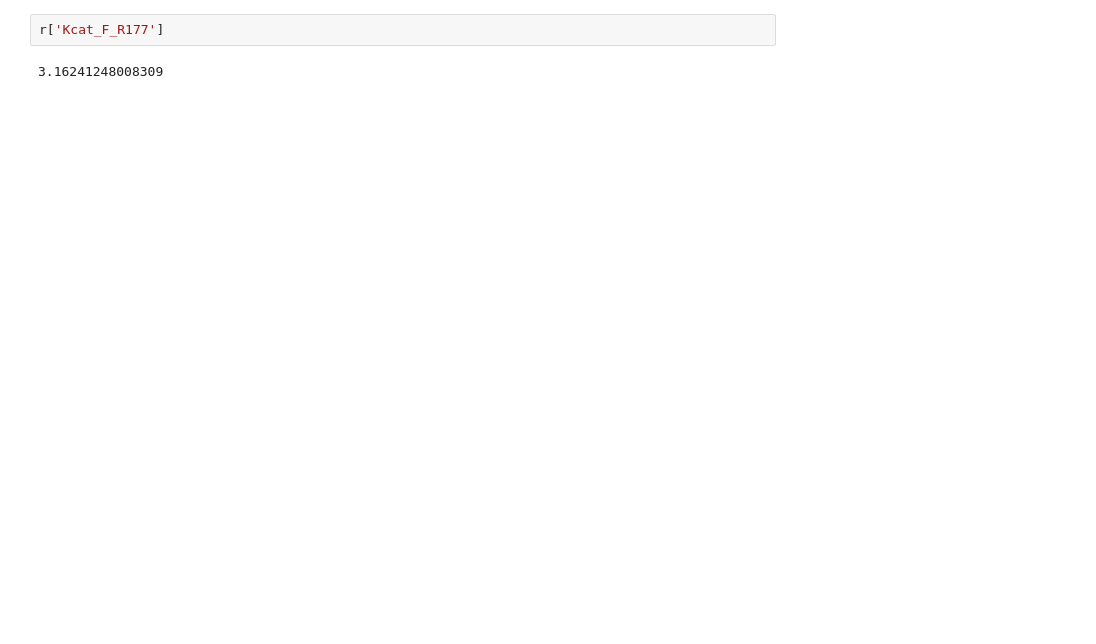
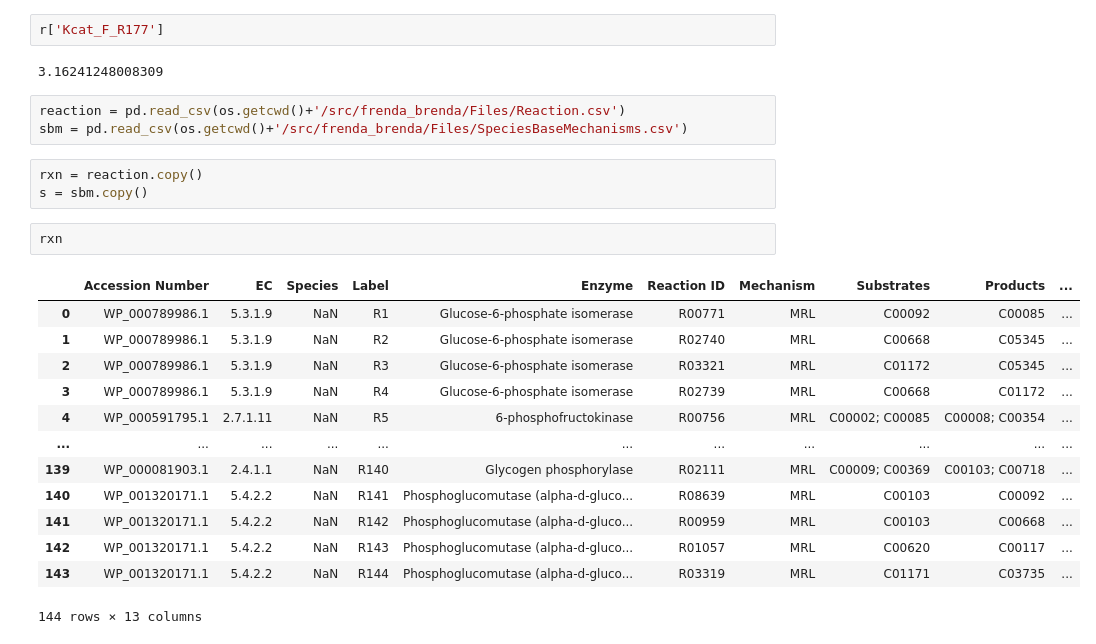
Before and after one commit to carothersresearch/ECFERS, a Jupyter notebook: closing_the_loop_part1_for_MC.ipynb, the cells around one changed output. Drawn from its saved outputs; the diff is of its cells as text; blank space fills up the shorter version.

```diff
--- a/closing_the_loop_part1_for_MC.ipynb
+++ b/closing_the_loop_part1_for_MC.ipynb
@@ -51,3 +45,25 @@ r['Km_C00013_R155']
 r['Kcat_F_R177']
 # %% [output]
 3.16241248008309
+# %%
+reaction = pd.read_csv(os.getcwd()+'/src/frenda_brenda/Files/Reaction.csv')
+sbm = pd.read_csv(os.getcwd()+'/src/frenda_brenda/Files/SpeciesBaseMechanisms.csv')
+# %%
+rxn = reaction.copy()
+s = sbm.copy()
+# %%
+rxn
+# %% [output]
+|  | Accession Number | EC | Species | Label | Enzyme | Reaction ID | Mechanism | Substrates | Products | ... |
+| 0 | WP_000789986.1 | 5.3.1.9 | NaN | R1 | Glucose-6-phosphate isomerase | R00771 | MRL | C00092 | C00085 | ... |
+| 1 | WP_000789986.1 | 5.3.1.9 | NaN | R2 | Glucose-6-phosphate isomerase | R02740 | MRL | C00668 | C05345 | ... |
+| 2 | WP_000789986.1 | 5.3.1.9 | NaN | R3 | Glucose-6-phosphate isomerase | R03321 | MRL | C01172 | C05345 | ... |
+| 3 | WP_000789986.1 | 5.3.1.9 | NaN | R4 | Glucose-6-phosphate isomerase | R02739 | MRL | C00668 | C01172 | ... |
+| 4 | WP_000591795.1 | 2.7.1.11 | NaN | R5 | 6-phosphofructokinase | R00756 | MRL | C00002; C00085 | C00008; C00354 | ... |
+| ... | ... | ... | ... | ... | ... | ... | ... | ... | ... | ... |
+| 139 | WP_000081903.1 | 2.4.1.1 | NaN | R140 | Glycogen phosphorylase | R02111 | MRL | C00009; C00369 | C00103; C00718 | ... |
+| 140 | WP_001320171.1 | 5.4.2.2 | NaN | R141 | Phosphoglucomutase (alpha-d-gluco... | R08639 | MRL | C00103 | C00092 | ... |
+| 141 | WP_001320171.1 | 5.4.2.2 | NaN | R142 | Phosphoglucomutase (alpha-d-gluco... | R00959 | MRL | C00103 | C00668 | ... |
+| 142 | WP_001320171.1 | 5.4.2.2 | NaN | R143 | Phosphoglucomutase (alpha-d-gluco... | R01057 | MRL | C00620 | C00117 | ... |
+| 143 | WP_001320171.1 | 5.4.2.2 | NaN | R144 | Phosphoglucomutase (alpha-d-gluco... | R03319 | MRL | C01171 | C03735 | ... |
+144 rows × 13 columns
```
Also changed, not shown: parts of 8 cells of this notebook.
